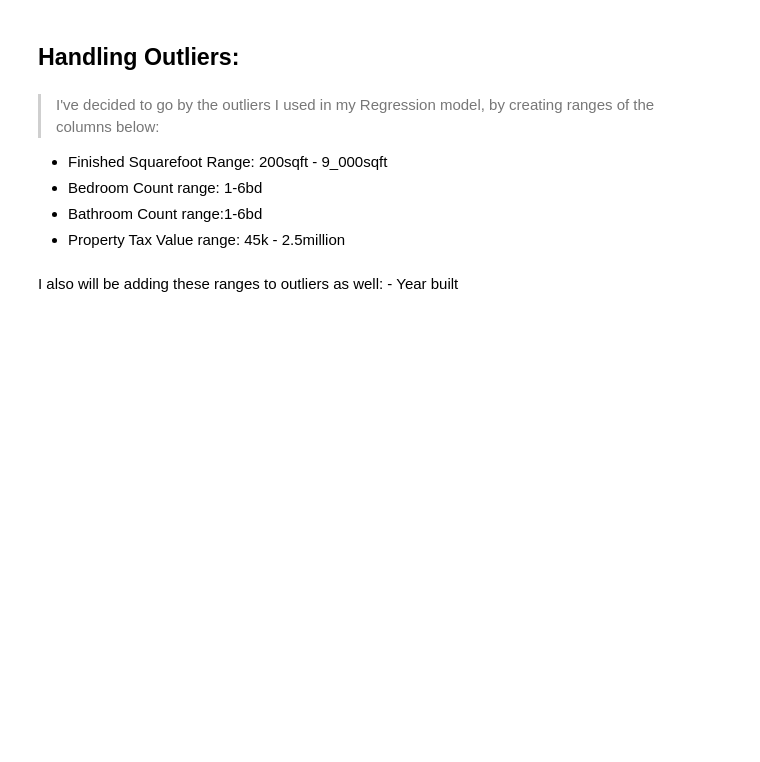
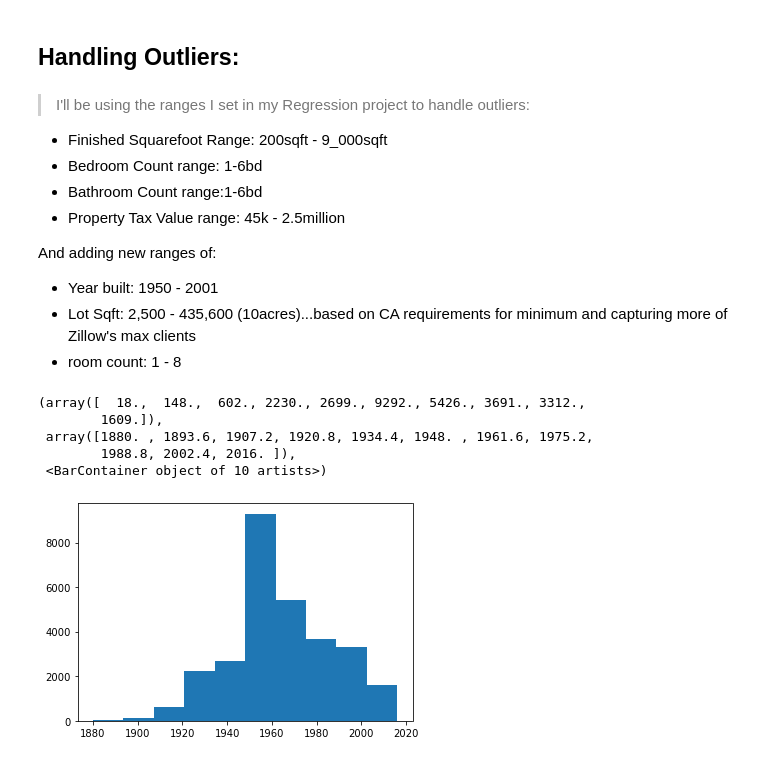
Before and after one commit to jeneyring/Clustering-Final-Project, a Jupyter notebook: Scratchpad.ipynb, the cells around one changed output. Cells and saved outputs as stored; diff of their text form; code cells hidden in the pictures; blank space fills up the shorter version.

```diff
--- a/Scratchpad.ipynb
+++ b/Scratchpad.ipynb
@@ -345,11 +372,27 @@ for col in train.columns:
 # %% [markdown]
 ## Handling Outliers:
 # %% [markdown]
->I've decided to go by the outliers I used in my Regression model, by creating ranges of the columns below:
+>I'll be using the ranges I set in my Regression project to handle outliers:
+
 - Finished Squarefoot Range: 200sqft - 9_000sqft
 - Bedroom Count range: 1-6bd
 - Bathroom Count range:1-6bd
 - Property Tax Value range: 45k - 2.5million
+
+And adding new ranges of:
+
+- Year built: 1950 - 2001
+- Lot Sqft: 2,500 - 435,600 (10acres)...based on CA requirements for minimum and capturing more of Zillow's max clients
+- room count: 1 - 8
-# %% [markdown]
-I also will be adding these ranges to outliers as well:
-    - Year built
+# %%
+#upclose chart of years to look at the ranges
+plt.hist(train.yearbuilt)
+
+#I want to cut out the side 'tails' to really hon into this feature for some hypothesis testing
+# %% [output]
+(array([  18.,  148.,  602., 2230., 2699., 9292., 5426., 3691., 3312.,
+        1609.]),
+ array([1880. , 1893.6, 1907.2, 1920.8, 1934.4, 1948. , 1961.6, 1975.2,
+        1988.8, 2002.4, 2016. ]),
+ <BarContainer object of 10 artists>)
+[figure, added]
```
Also changed, not shown: parts of 12 cells of this notebook, 1 other file.
